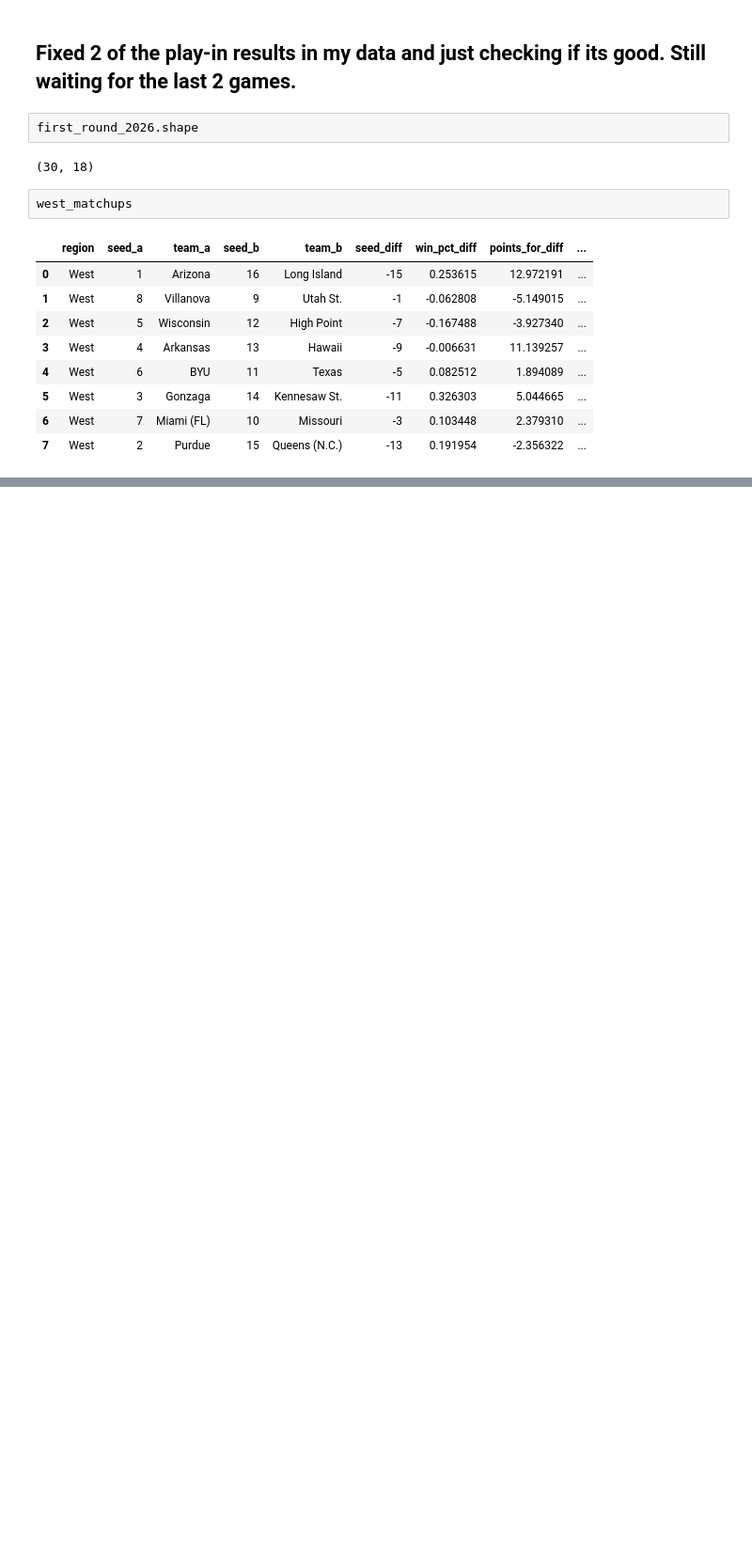
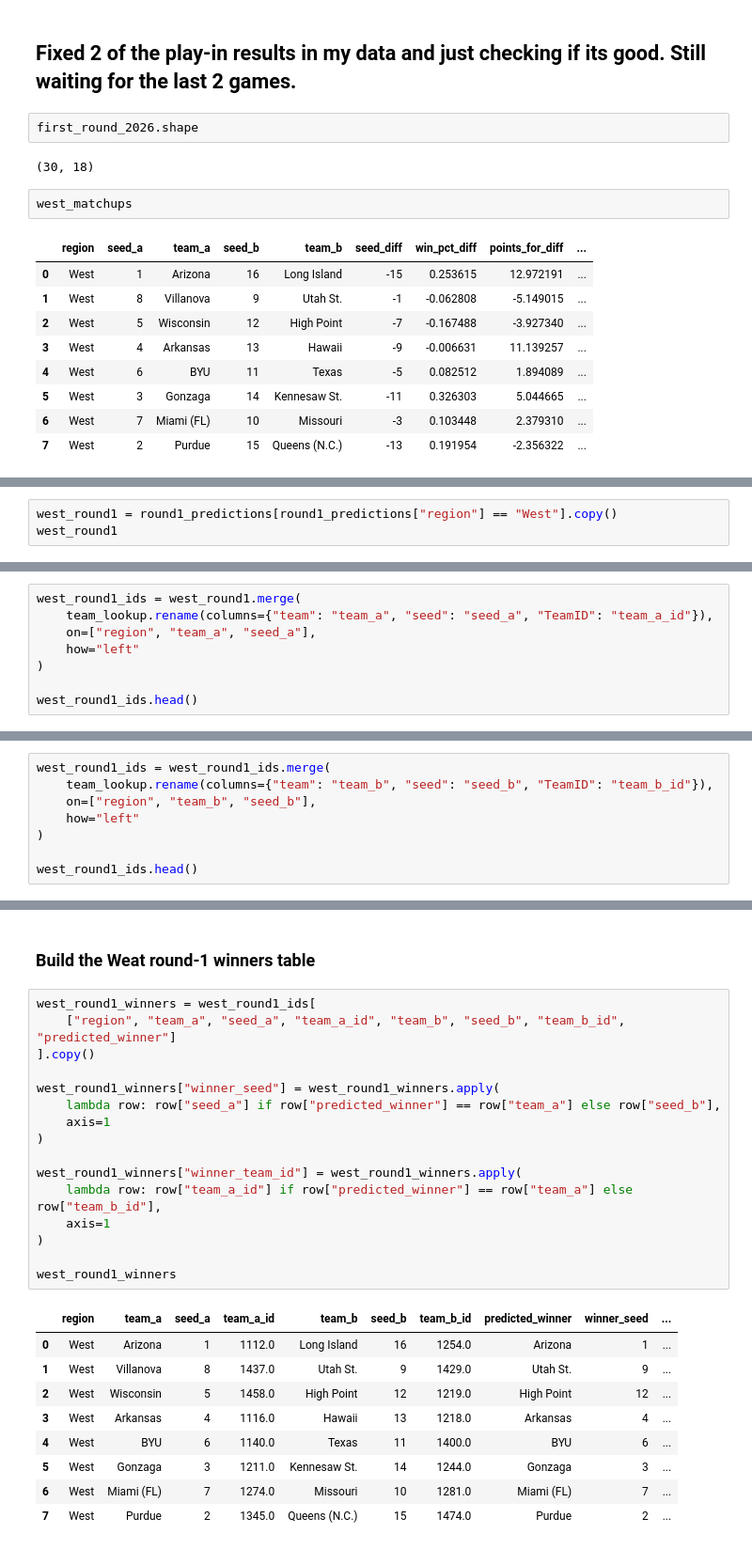
Before and after one commit to Andreachurchwell/march-madness-bracket-simulator, a Jupyter notebook: notebooks/exploration.ipynb, the cells around one changed output, grey strips where cells are left out. Shown at 94% size. Saved outputs shown, nothing was run; the diff lists cells and outputs as text; blank space fills up the shorter version.

```diff
--- a/notebooks/exploration.ipynb
+++ b/notebooks/exploration.ipynb
@@ -1703,0 +2185,3 @@ west_matchups
+# %%
+west_round1 = round1_predictions[round1_predictions["region"] == "West"].copy()
+west_round1
@@ -1703,0 +2200,8 @@ west_matchups
+# %%
+west_round1_ids = west_round1.merge(
+    team_lookup.rename(columns={"team": "team_a", "seed": "seed_a", "TeamID": "team_a_id"}),
+    on=["region", "team_a", "seed_a"],
+    how="left"
+)
+
+west_round1_ids.head()
@@ -1703,0 +2217,8 @@ west_matchups
+# %%
+west_round1_ids = west_round1_ids.merge(
+    team_lookup.rename(columns={"team": "team_b", "seed": "seed_b", "TeamID": "team_b_id"}),
+    on=["region", "team_b", "seed_b"],
+    how="left"
+)
+
+west_round1_ids.head()
@@ -1703,0 +2232,28 @@ west_matchups
+# %% [markdown]
+### Build the Weat round-1 winners table
+# %%
+west_round1_winners = west_round1_ids[
+    ["region", "team_a", "seed_a", "team_a_id", "team_b", "seed_b", "team_b_id", "predicted_winner"]
+].copy()
+
+west_round1_winners["winner_seed"] = west_round1_winners.apply(
+    lambda row: row["seed_a"] if row["predicted_winner"] == row["team_a"] else row["seed_b"],
+    axis=1
+)
+
+west_round1_winners["winner_team_id"] = west_round1_winners.apply(
+    lambda row: row["team_a_id"] if row["predicted_winner"] == row["team_a"] else row["team_b_id"],
+    axis=1
+)
+
+west_round1_winners
+# %% [output]
+|  | region | team_a | seed_a | team_a_id | team_b | seed_b | team_b_id | predicted_winner | winner_seed | ... |
+| 0 | West | Arizona | 1 | 1112.0 | Long Island | 16 | 1254.0 | Arizona | 1 | ... |
+| 1 | West | Villanova | 8 | 1437.0 | Utah St. | 9 | 1429.0 | Utah St. | 9 | ... |
+| 2 | West | Wisconsin | 5 | 1458.0 | High Point | 12 | 1219.0 | High Point | 12 | ... |
+| 3 | West | Arkansas | 4 | 1116.0 | Hawaii | 13 | 1218.0 | Arkansas | 4 | ... |
+| 4 | West | BYU | 6 | 1140.0 | Texas | 11 | 1400.0 | BYU | 6 | ... |
+| 5 | West | Gonzaga | 3 | 1211.0 | Kennesaw St. | 14 | 1244.0 | Gonzaga | 3 | ... |
+| 6 | West | Miami (FL) | 7 | 1274.0 | Missouri | 10 | 1281.0 | Miami (FL) | 7 | ... |
+| 7 | West | Purdue | 2 | 1345.0 | Queens (N.C.) | 15 | 1474.0 | Purdue | 2 | ... |
```
Also changed, not shown: parts of 80 cells of this notebook.
